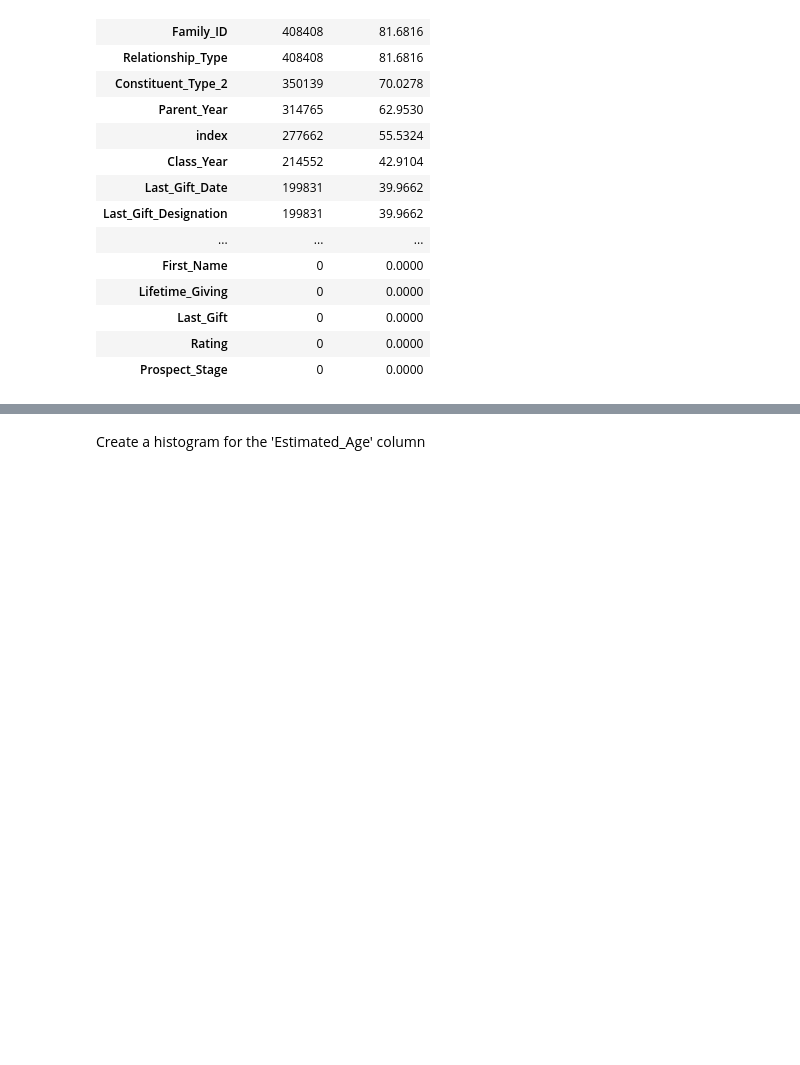
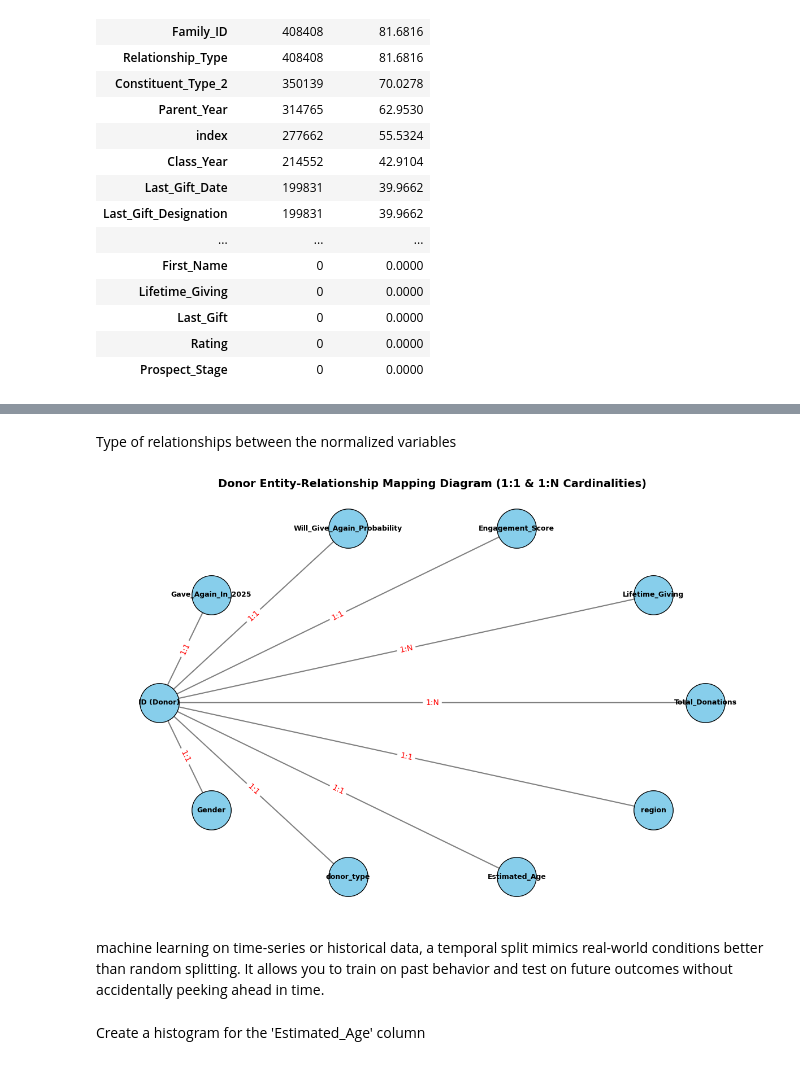
Before and after one commit to maget0/SemProject_MLEngine, a Jupyter notebook: Synthetic_Donor.ipynb, the cells around one changed output, grey strips where cells are left out. Drawn from its saved outputs; the diff is of its cells as text; code cells hidden in the pictures; blank space fills up the shorter version.

```diff
--- a/Synthetic_Donor.ipynb
+++ b/Synthetic_Donor.ipynb
@@ -143,3 +237,62 @@ Summary statistics for categorical columns:
+# %% [markdown]
+Type of relationships between the normalized variables
+# %%
+import matplotlib.pyplot as plt
+import networkx as nx
+
+# Create a directed graph to model relationships
+G = nx.DiGraph()
+
+# Define nodes (our key variables)
+nodes = [
+    'ID (Donor)', 'Gender', 'donor_type', 'Estimated_Age', 'region',
+    'Total_Donations', 'Lifetime_Giving', 'Engagement_Score',
+    'Will_Give_Again_Probability', 'Gave_Again_In_2025'
+]
+G.add_nodes_from(nodes)
+
+# Define directed edges representing the relationship logic
+# Edge format: (source, target, label)
+relationships = [
+    ('ID (Donor)', 'Gender', '1:1'),
+    ('ID (Donor)', 'donor_type', '1:1'),
+    ('ID (Donor)', 'Estimated_Age', '1:1'),
+    ('ID (Donor)', 'region', '1:1'),
+    ('ID (Donor)', 'Total_Donations', '1:N'),
+    ('ID (Donor)', 'Lifetime_Giving', '1:N'),
+    ('ID (Donor)', 'Engagement_Score', '1:1'),
+    ('ID (Donor)', 'Will_Give_Again_Probability', '1:1'),
+    ('ID (Donor)', 'Gave_Again_In_2025', '1:1'),
+]
+
+for u, v, l in relationships:
+    G.add_edge(u, v, label=l)
+
+# Configure plot layout
+plt.figure(figsize=(12, 8))
+pos = nx.shell_layout(G)
+
+# Draw nodes
+nx.draw_networkx_nodes(G, pos, node_size=2500, node_color='skyblue', edgecolors='black')
+
+# Draw labels
+nx.draw_networkx_labels(G, pos, font_size=9, font_weight='bold')
+
+# Draw edges with arrows
+nx.draw_networkx_edges(G, pos, arrowstyle='->', arrowsize=20, edge_color='gray', width=1.5)
+
+# Draw edge labels (1:1 and 1:N cardinalities)
+edge_labels = nx.get_edge_attributes(G, 'label')
+nx.draw_networkx_edge_labels(G, pos, edge_labels=edge_labels, font_size=10, font_color='red')
+
+plt.title("Donor Entity-Relationship Mapping Diagram (1:1 & 1:N Cardinalities)", fontsize=14, fontweight='bold')
+plt.axis('off')
+plt.tight_layout()
+plt.show()
+# %% [output]
+[figure, added]
+# %% [markdown]
+machine learning on time-series or historical data, a temporal split mimics real-world conditions better than random splitting. It allows you to train on past behavior and test on future outcomes without accidentally peeking ahead in time.
 # %% [markdown]
 
 Create a histogram for the 'Estimated_Age' column
```
Also changed, not shown: parts of 16 cells of this notebook.
